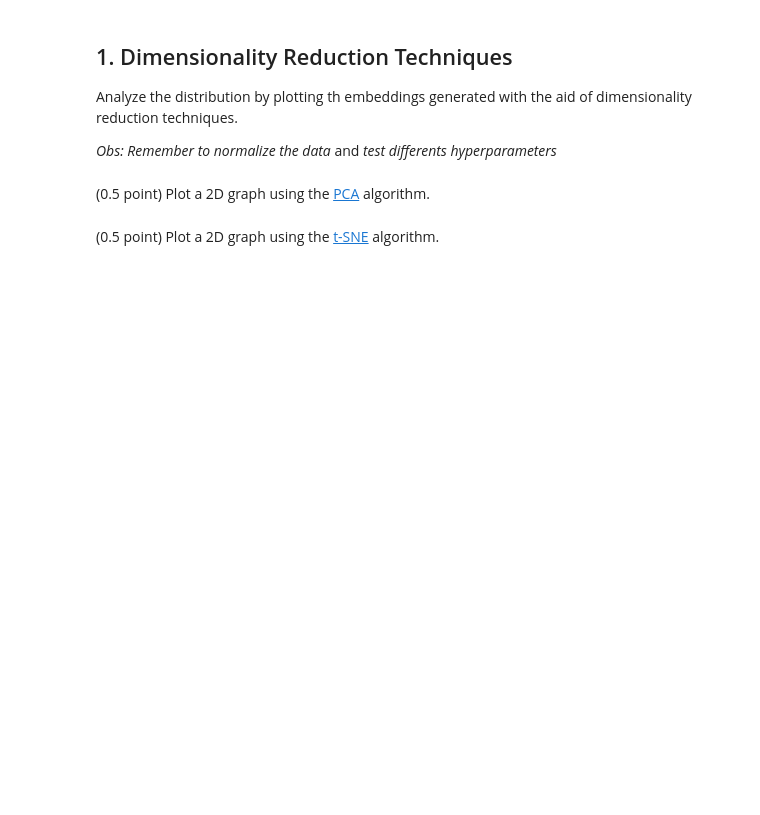
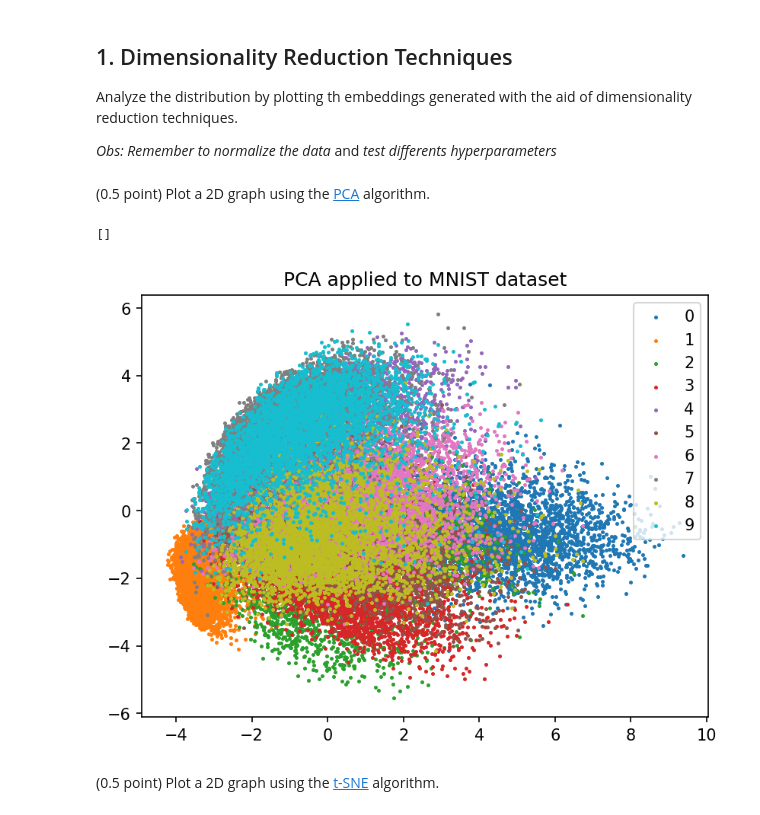
Before and after one commit to DanielGardin/MO444, a Jupyter notebook: T3 - Unsupervised Learning/T3_Unsupervised_Learning.ipynb, the cells around one changed output. Saved outputs shown, nothing was run; the diff lists cells and outputs as text; code cells hidden in the pictures; blank space fills up the shorter version.

```diff
--- a/T3 - Unsupervised Learning/T3_Unsupervised_Learning.ipynb
+++ b/T3 - Unsupervised Learning/T3_Unsupervised_Learning.ipynb
@@ -71,2 +68,24 @@ Analyze the distribution by plotting th embeddings generated with the aid of dim
+# %%
+y = df['label'].to_numpy()
+X = df.drop(columns=['label']).to_numpy() / 255
+# %%
+from sklearn.decomposition import PCA
+
+pca = PCA(n_components=2)
+
+X_transformed = pca.fit_transform(X)
+# %%
+fig, ax = plt.subplots(dpi=150)
+
+for i in range(10):
+    ax.scatter(*X_transformed[y == i].T, label=i, s=2)
+
+ax.legend()
+ax.set_title("PCA applied to MNIST dataset")
+
+plt.plot()
+# %% [output]
+[]
+[figure, added]
 # %% [markdown]
 (0.5 point) Plot a 2D graph using the [t-SNE](https://scikit-learn.org/stable/modules/generated/sklearn.manifold.TSNE.html) algorithm.
```
Also changed, not shown: parts of 10 cells of this notebook.
